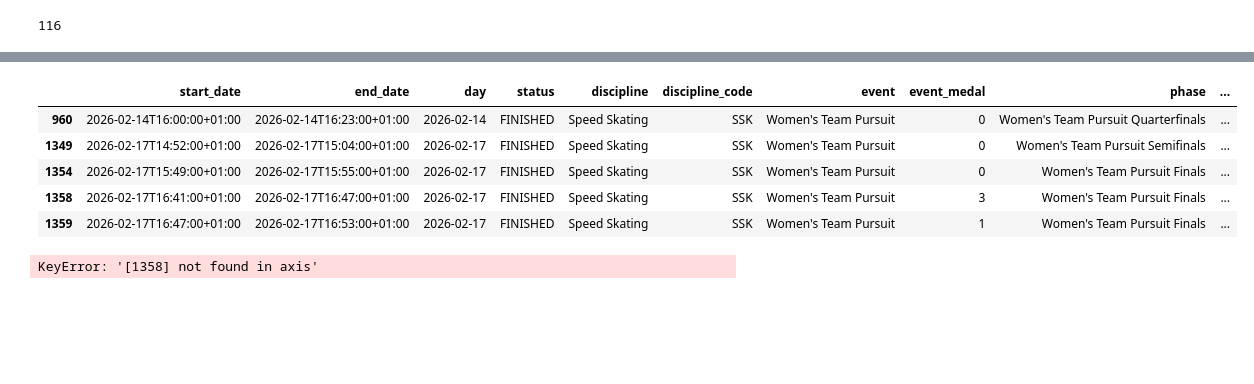
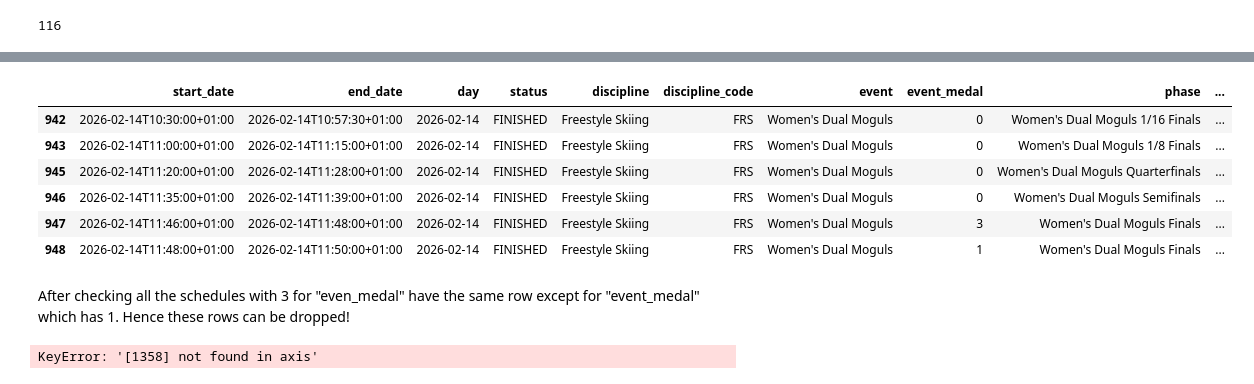
Before and after one commit to com-480-data-visualization/VizLaLune, a Jupyter notebook: DataExploration/PickedDataset/EXPLORATION_Milano_Cortina_2026_Olympic_Winter_Games.ipynb, the cells around one changed output, grey strips where cells are left out. Drawn from its saved outputs; the diff is of its cells as text; code cells hidden in the pictures; blank space fills up the shorter version.

```diff
--- a/DataExploration/PickedDataset/EXPLORATION_Milano_Cortina_2026_Olympic_Winter_Games.ipynb
+++ b/DataExploration/PickedDataset/EXPLORATION_Milano_Cortina_2026_Olympic_Winter_Games.ipynb
@@ -575,7 +575,7 @@ df_schedules[df_schedules["event"].str.contains("ceremon", case=False, na=False)
 | 86 | 2026-02-06T20:00:00+01:00 | 2026-02-06T22:30:00+01:00 | 2026-02-06 | FINISHED | Ceremonies | CER | Opening Ceremony | 0 | Opening Ceremony | ... |
 # %%
 # Actually there are other ceremony events!
-df_schedules = df_schedules[~df_schedules["event"].str.contains("ceremony", case=False)]
+df_schedules = df_schedules[~df_schedules["event"].str.contains("ceremon", case=False)]
 df_schedules.groupby(["discipline", "event"]).ngroups
 # %% [output]
 122
@@ -651,13 +667,16 @@ medal_counts[medal_counts["event_medal"] >= 1]
 # %%
-women_team_pursuit = df_schedules[df_schedules["event"] == "Women's Team Pursuit"]
-women_team_pursuit
+event_medal_3 = df_schedules[df_schedules["event"] == "Women's Dual Moguls"]
+event_medal_3
 # %% [output]
 |  | start_date | end_date | day | status | discipline | discipline_code | event | event_medal | phase | ... |
-| 960 | 2026-02-14T16:00:00+01:00 | 2026-02-14T16:23:00+01:00 | 2026-02-14 | FINISHED | Speed Skating | SSK | Women's Team Pursuit | 0 | Women's Team Pursuit Quarterfinals | ... |
-| 1349 | 2026-02-17T14:52:00+01:00 | 2026-02-17T15:04:00+01:00 | 2026-02-17 | FINISHED | Speed Skating | SSK | Women's Team Pursuit | 0 | Women's Team Pursuit Semifinals | ... |
-| 1354 | 2026-02-17T15:49:00+01:00 | 2026-02-17T15:55:00+01:00 | 2026-02-17 | FINISHED | Speed Skating | SSK | Women's Team Pursuit | 0 | Women's Team Pursuit Finals | ... |
-| 1358 | 2026-02-17T16:41:00+01:00 | 2026-02-17T16:47:00+01:00 | 2026-02-17 | FINISHED | Speed Skating | SSK | Women's Team Pursuit | 3 | Women's Team Pursuit Finals | ... |
-| 1359 | 2026-02-17T16:47:00+01:00 | 2026-02-17T16:53:00+01:00 | 2026-02-17 | FINISHED | Speed Skating | SSK | Women's Team Pursuit | 1 | Women's Team Pursuit Finals | ... |
+| 942 | 2026-02-14T10:30:00+01:00 | 2026-02-14T10:57:30+01:00 | 2026-02-14 | FINISHED | Freestyle Skiing | FRS | Women's Dual Moguls | 0 | Women's Dual Moguls 1/16 Finals | ... |
+| 943 | 2026-02-14T11:00:00+01:00 | 2026-02-14T11:15:00+01:00 | 2026-02-14 | FINISHED | Freestyle Skiing | FRS | Women's Dual Moguls | 0 | Women's Dual Moguls 1/8 Finals | ... |
+| 945 | 2026-02-14T11:20:00+01:00 | 2026-02-14T11:28:00+01:00 | 2026-02-14 | FINISHED | Freestyle Skiing | FRS | Women's Dual Moguls | 0 | Women's Dual Moguls Quarterfinals | ... |
+| 946 | 2026-02-14T11:35:00+01:00 | 2026-02-14T11:39:00+01:00 | 2026-02-14 | FINISHED | Freestyle Skiing | FRS | Women's Dual Moguls | 0 | Women's Dual Moguls Semifinals | ... |
+| 947 | 2026-02-14T11:46:00+01:00 | 2026-02-14T11:48:00+01:00 | 2026-02-14 | FINISHED | Freestyle Skiing | FRS | Women's Dual Moguls | 3 | Women's Dual Moguls Finals | ... |
+| 948 | 2026-02-14T11:48:00+01:00 | 2026-02-14T11:50:00+01:00 | 2026-02-14 | FINISHED | Freestyle Skiing | FRS | Women's Dual Moguls | 1 | Women's Dual Moguls Finals | ... |
+# %% [markdown]
+After checking all the schedules with 3 for "even_medal" have the same row except for "event_medal" which has 1. Hence these rows can be dropped!
 # %%
 # Drop the Women's Team Pursuit schedule row with event_medal == 3 (only row with such value)
 df_schedules = df_schedules.drop(1358) # May need to be changed by user depending on the dataset version
```
Also changed, not shown: parts of 6 cells of this notebook, 6 other files.
